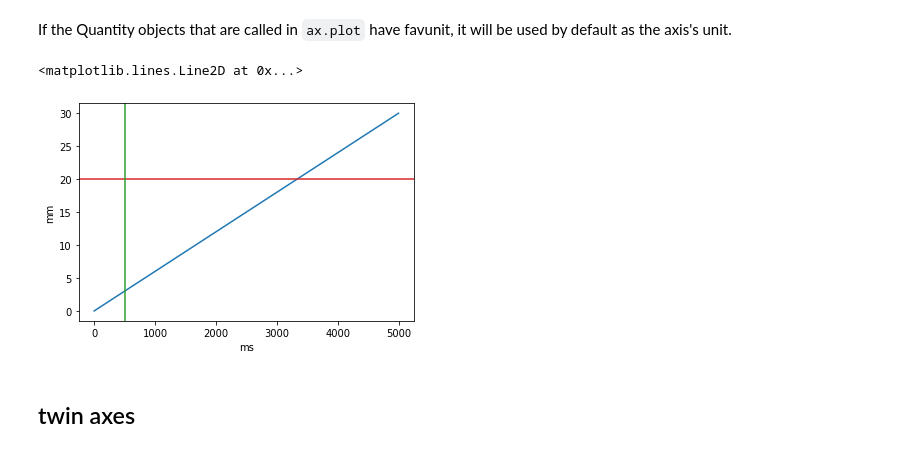
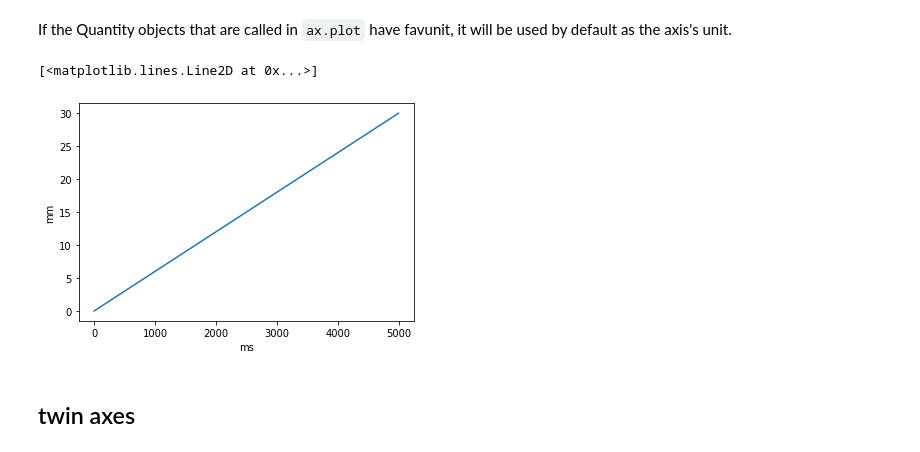
Before and after one commit to mocquin/physipy, a Jupyter notebook: docs/notebooks/Plotting with matplotlib.ipynb, the cells around one changed output. Cells and saved outputs as stored; diff of their text form; code cells hidden in the pictures.

```diff
--- a/docs/notebooks/Plotting with matplotlib.ipynb
+++ b/docs/notebooks/Plotting with matplotlib.ipynb
@@ -189,18 +189,23 @@ None
 # %% [markdown]
 If the Quantity objects that are called in `ax.plot` have favunit, it will be used by default as the axis's unit.
 # %%
+import numpy as np
+import matplotlib.pyplot as plt
+from physipy import s, m, units, setup_matplotlib
+setup_matplotlib() # make matplotlib physipy's units aware
+mm = units["mm"]   # get millimiter
+ms = units["ms"]   # get millisecond
+
 y = np.linspace(0, 30) * mm
 x = np.linspace(0, 5) * s
 y.favunit = mm # no need to call ax.yaxis.set_units(mm)
 x.favunit = ms # no need to call ax.xaxis.set_units(ms)
 
 fig, ax = plt.subplots()
-ax.plot(x, y, 'tab:blue')
-ax.axhline(0.02 * m, color='tab:red')
-ax.axvline(500*ms, color='tab:green')
+ax.plot(x, y,)
 # %% [output]
-<matplotlib.lines.Line2D at 0x...>
+[<matplotlib.lines.Line2D at 0x...>]
-[figure, old version]
+[figure, new version]
 # %% [markdown]
 ## twin axes
 # %%
```
Also changed, not shown: 8 other files.
